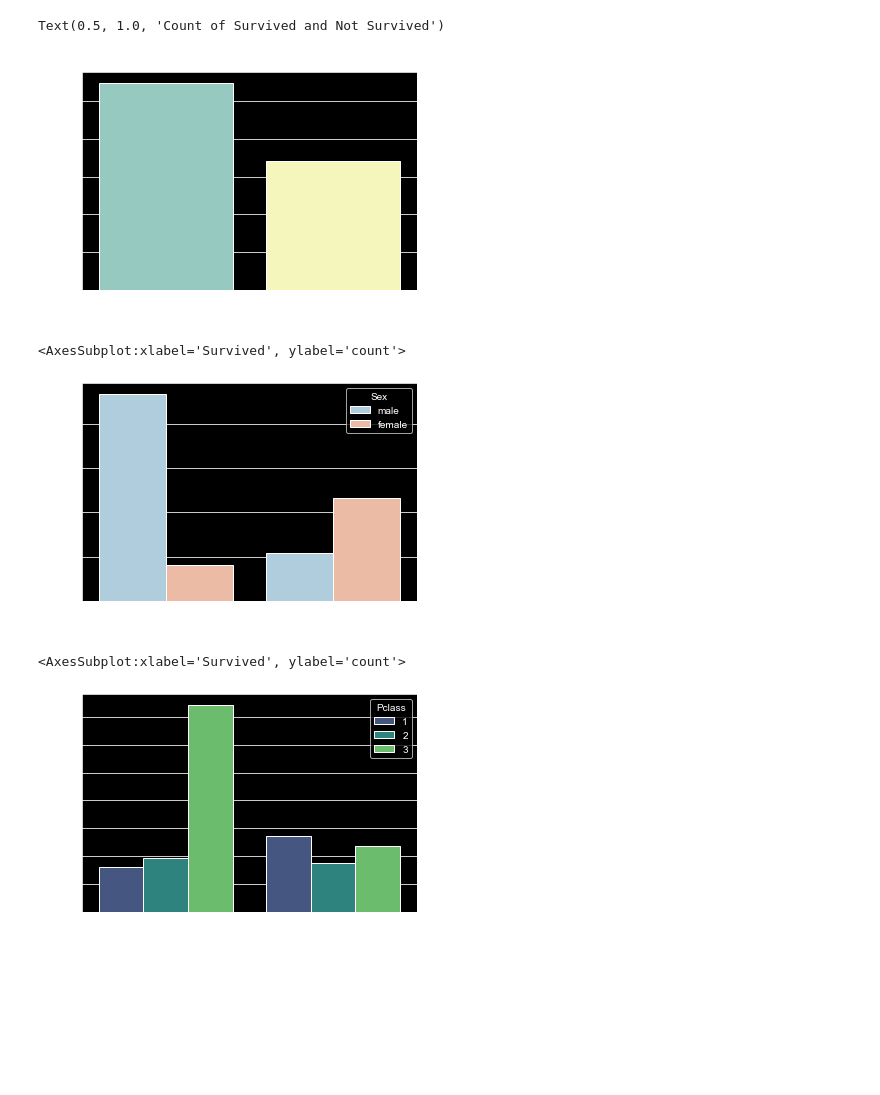
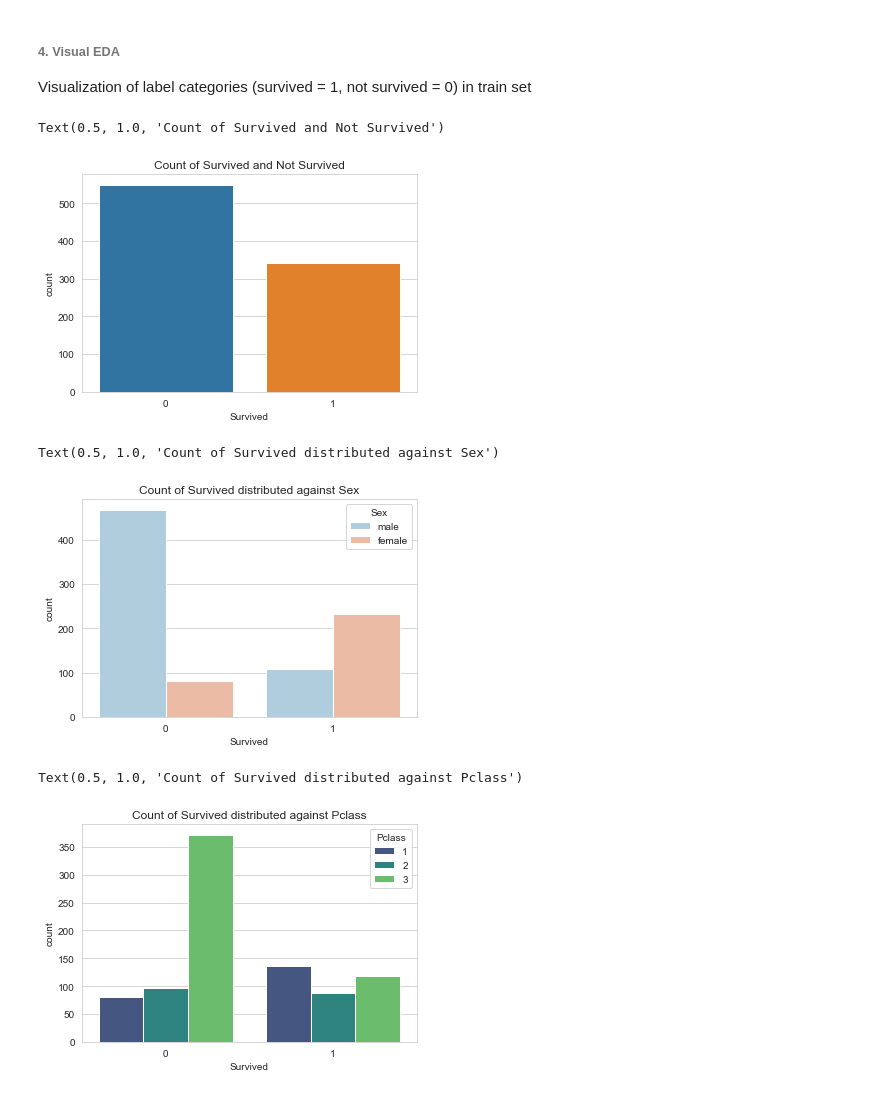
Before and after one commit to mbao01/rms-titanic, a Jupyter notebook: notebooks/exploratory_data_cleansing.ipynb, the cells around one changed output. Saved outputs shown, nothing was run; the diff lists cells and outputs as text; code cells hidden in the pictures; blank space fills up the shorter version.

Commit message:
update exploratory data analysis

```diff
--- a/notebooks/exploratory_data_cleansing.ipynb
+++ b/notebooks/exploratory_data_cleansing.ipynb
@@ -1,12 +0,0 @@
-# %%
-# Linear algebra and data manipulation imports
-import pandas as pd
-import numpy  as np
-
-# Visualization imports
-import matplotlib.pyplot as plt
-import seaborn as sns
-
-sns.set_style('whitegrid')
-plt.style.use('dark_background')
-%matplotlib inline
@@ -176,3 +206,6 @@ sns.heatmap(test.isnull(),yticklabels=False,cbar=False,cmap='viridis')
+# %% [markdown]
+###### 4. Visual EDA
+Visualization of label categories (survived = 1, not survived = 0) in train set
 # %%
 # Visualizing classification label 'Survived'
 
@@ -180,18 +213,20 @@ sns.countplot(train['Survived'])
 plt.title('Count of Survived and Not Survived')
 # %% [output]
 Text(0.5, 1.0, 'Count of Survived and Not Survived')
-[figure, old version]
+[figure, new version]
 # %%
 # Visualizing classification label 'Survived' for 'Sex' feature
 
 sns.countplot(x='Survived',data=train,hue='Sex',palette='RdBu_r')
+plt.title('Count of Survived distributed against Sex')
 # %% [output]
-<AxesSubplot:xlabel='Survived', ylabel='count'>
+Text(0.5, 1.0, 'Count of Survived distributed against Sex')
-[figure, old version]
+[figure, new version]
 # %%
 # Visualizing classification label 'Survived' for 'Pclass' feature
 
 sns.countplot(x='Survived',data=train,hue='Pclass',palette='viridis')
+plt.title('Count of Survived distributed against Pclass')
 # %% [output]
-<AxesSubplot:xlabel='Survived', ylabel='count'>
+Text(0.5, 1.0, 'Count of Survived distributed against Pclass')
-[figure, old version]
+[figure, new version]
```
Also changed, not shown: parts of 71 cells of this notebook, 2 other files.
